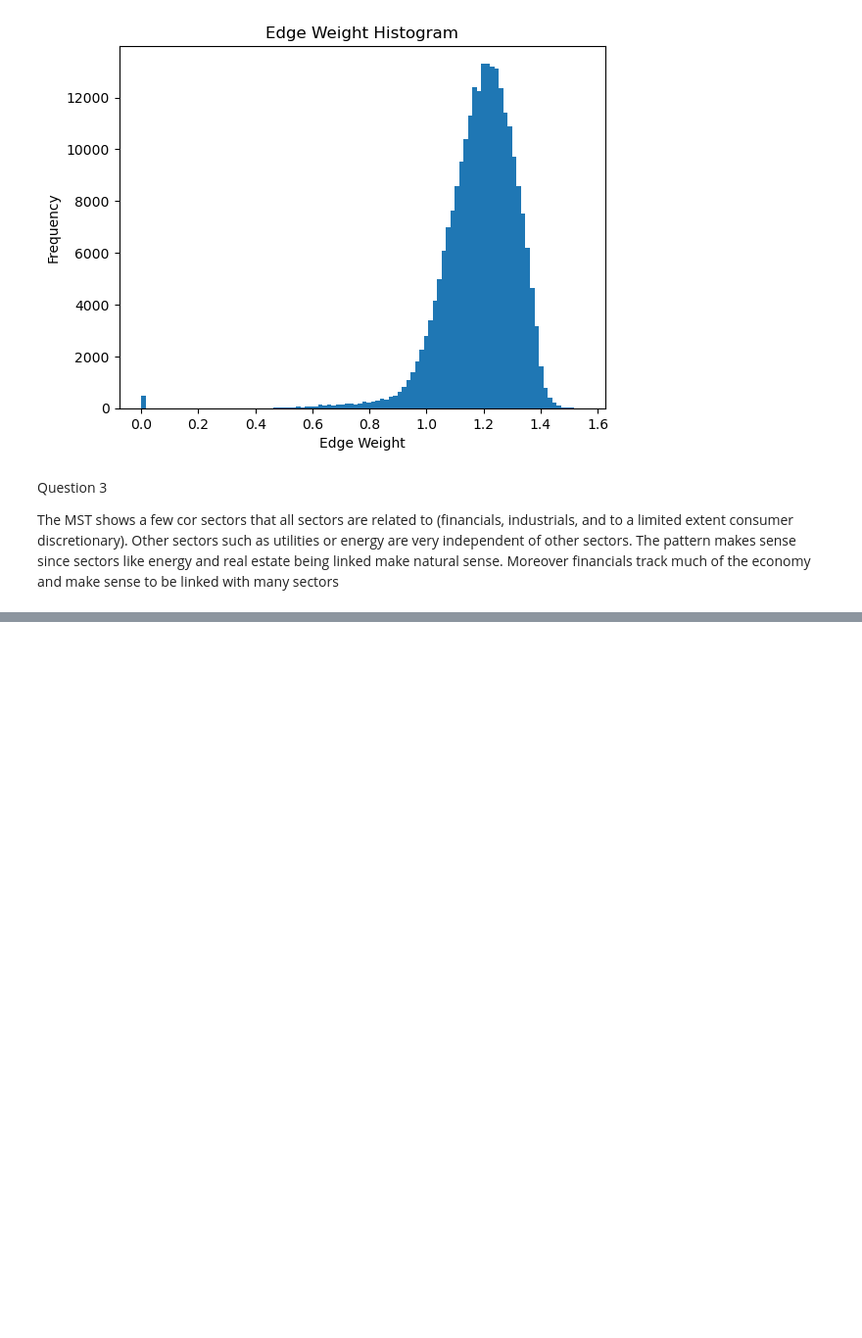
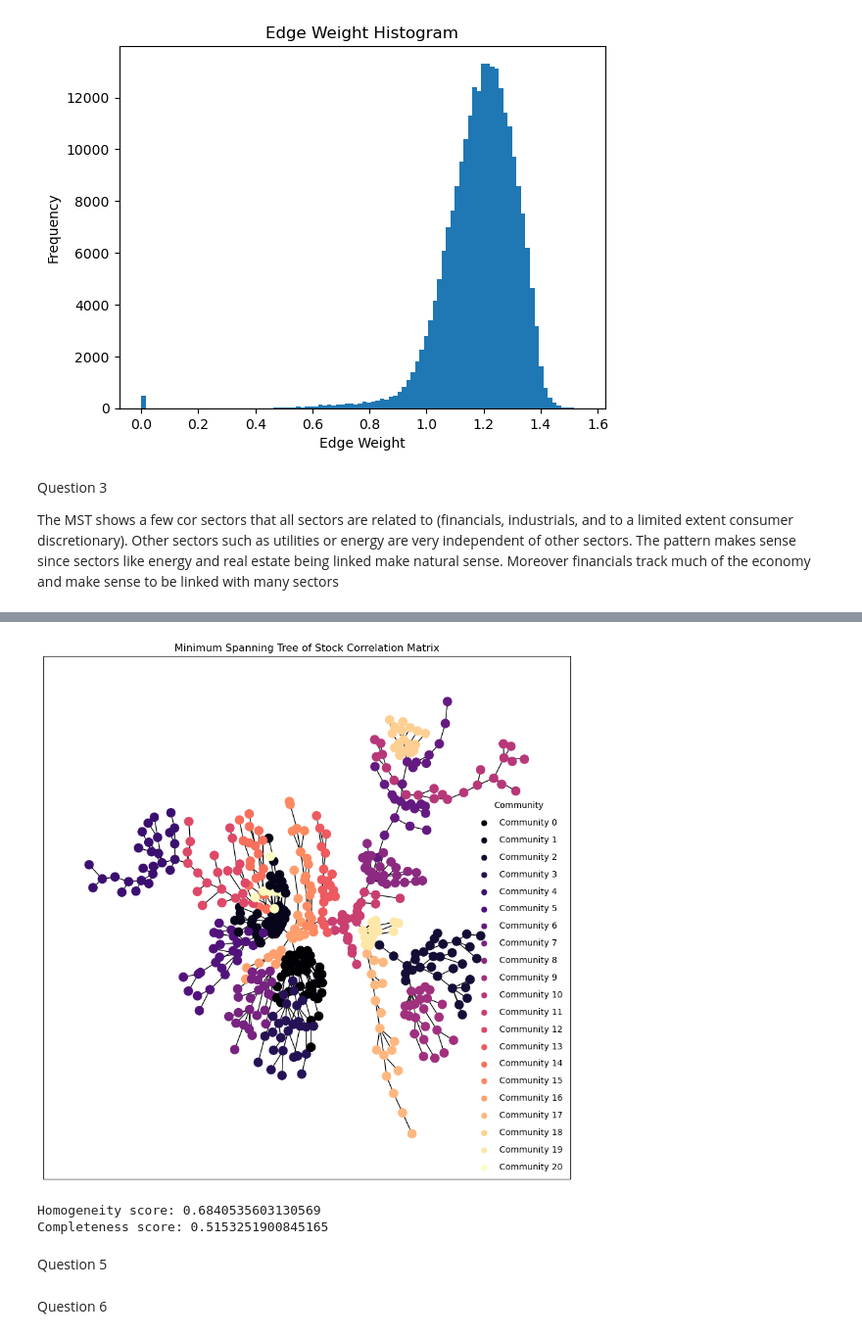
Before and after one commit to hershey890/ece232e, a Jupyter notebook: proj4_part1_stocks.ipynb, the cells around one changed output, grey strips where cells are left out. Shown at 98% size. Saved outputs shown, nothing was run; the diff lists cells and outputs as text; code cells hidden in the pictures; blank space fills up the shorter version.

```diff
--- a/proj4_part1_stocks.ipynb
+++ b/proj4_part1_stocks.ipynb
@@ -88,0 +138,21 @@ clustering. (you can use the ’clevr’ library in r to compute homogeneity and
+# %%
+# Find and color communities
+communities = nx.algorithms.community.greedy_modularity_communities(mst, n_communities=len(sectors))
+node_clusters = np.empty(len(G.nodes), dtype=np.int64)
+for i in range(len(communities)):
+    for j in communities[i]:
+        node_clusters[j] = i
+
+# Plot
+community_titles = [f'Community {i}' for i in range(len(communities))]
+mst_plotter.plot(node_clusters, community_titles, 'Community', 'Minimum Spanning Tree of Stock Correlation Matrix')
+print(f'Homogeneity score: {homogeneity_score(sector_colors, node_clusters)}')
+print(f'Completeness score: {completeness_score(sector_colors, node_clusters)}')
+# %% [output]
+[figure, added]
+Homogeneity score: 0.6840535603130569
+Completeness score: 0.5153251900845165
+# %% [markdown]
+Question 5
+# %% [markdown]
+Question 6
```
Also changed, not shown: parts of 7 cells of this notebook.
